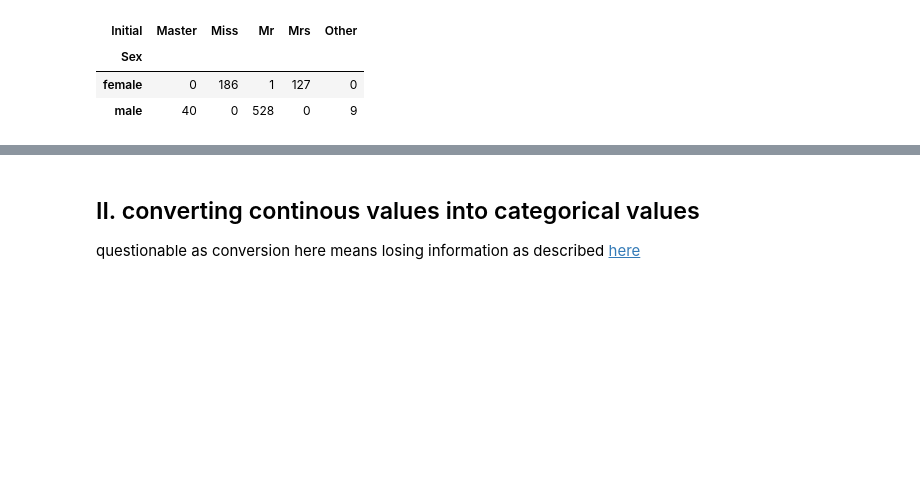
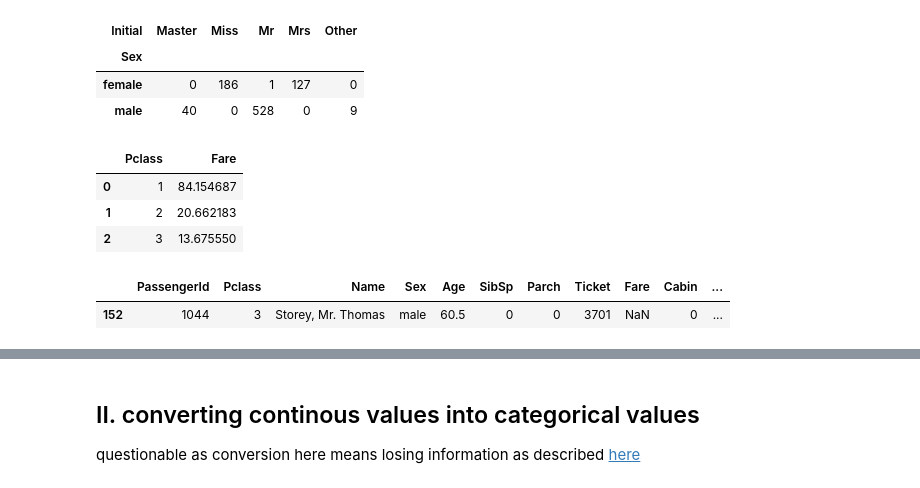
Before and after one commit to grwkremilek/Kaggle, a Jupyter notebook: titanic/titaniccleaningfeatureengineering.ipynb, the cells around one changed output, grey strips where cells are left out. Cells and saved outputs as stored; diff of their text form; code cells hidden in the pictures; blank space fills up the shorter version.

```diff
--- a/titanic/titaniccleaningfeatureengineering.ipynb
+++ b/titanic/titaniccleaningfeatureengineering.ipynb
@@ -131,3 +131,12 @@ test['Cabin'].fillna(0,inplace = True)
 # %%
 #FARE
 #fill a mean fare in the class
+train.groupby('Pclass', as_index = False)['Fare'].mean()
+test[test.Fare.isnull()]
+# %% [output]
+|  | Pclass | Fare |
+| 0 | 1 | 84.154687 |
+| 1 | 2 | 20.662183 |
+| 2 | 3 | 13.675550 |
+|  | PassengerId | Pclass | Name | Sex | Age | SibSp | Parch | Ticket | Fare | Cabin | ... |
+| 152 | 1044 | 3 | Storey, Mr. Thomas | male | 60.5 | 0 | 0 | 3701 | NaN | 0 | ... |
```
Also changed, not shown: parts of 3 cells of this notebook.
